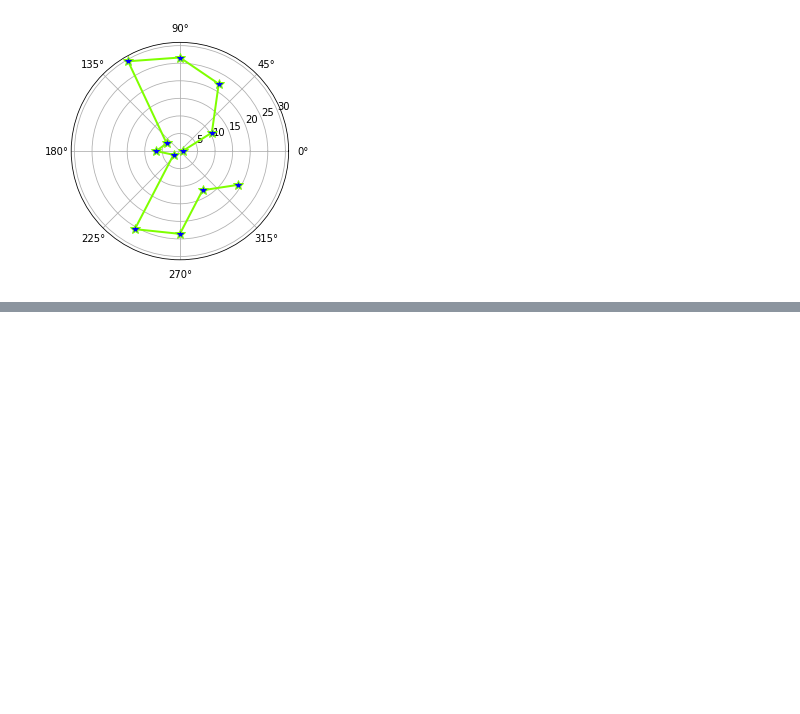
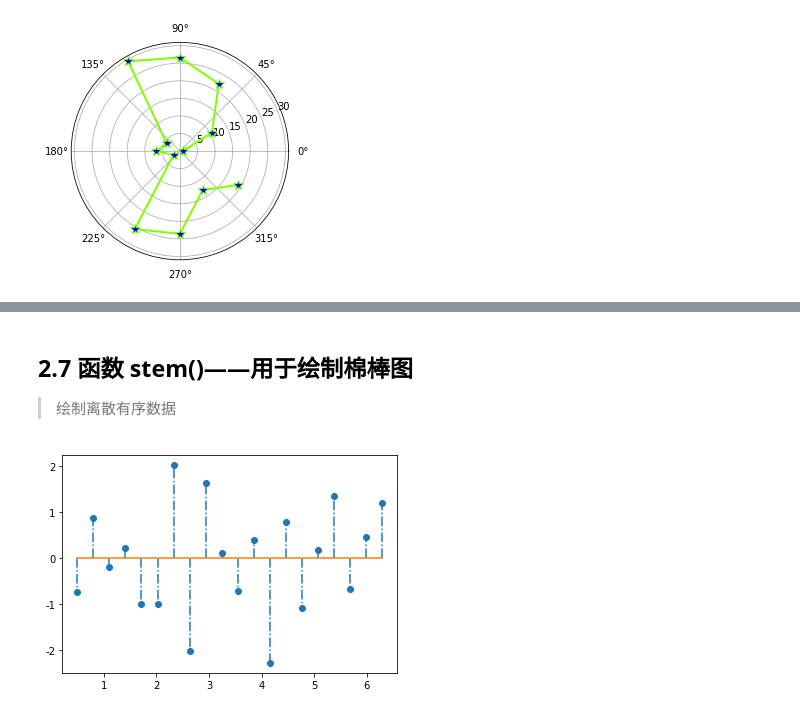
Before and after one commit to Mark-Walen/matplotlib-app, a Jupyter notebook: paragraph-2/matplotlib_bar.ipynb, the cells around one changed output, grey strips where cells are left out. Saved outputs shown, nothing was run; the diff lists cells and outputs as text; code cells hidden in the pictures; blank space fills up the shorter version.

```diff
--- a/paragraph-2/matplotlib_bar.ipynb
+++ b/paragraph-2/matplotlib_bar.ipynb
@@ -114,0 +132,15 @@ plt.show()
+# %% [markdown]
+## 2.7 函数 stem()——用于绘制棉棒图
+> 绘制离散有序数据
+# %%
+import matplotlib.pyplot as plt
+import numpy as np
+
+x = np.linspace(0.5, 2*np.pi, 20)
+y = np.random.randn(20)
+
+plt.stem(x, y, linefmt="-.", markerfmt="o", basefmt="-")
+
+plt.show()
+# %% [output]
+[figure, added]
```
Also changed, not shown: parts of 6 cells of this notebook, 1 other file.
